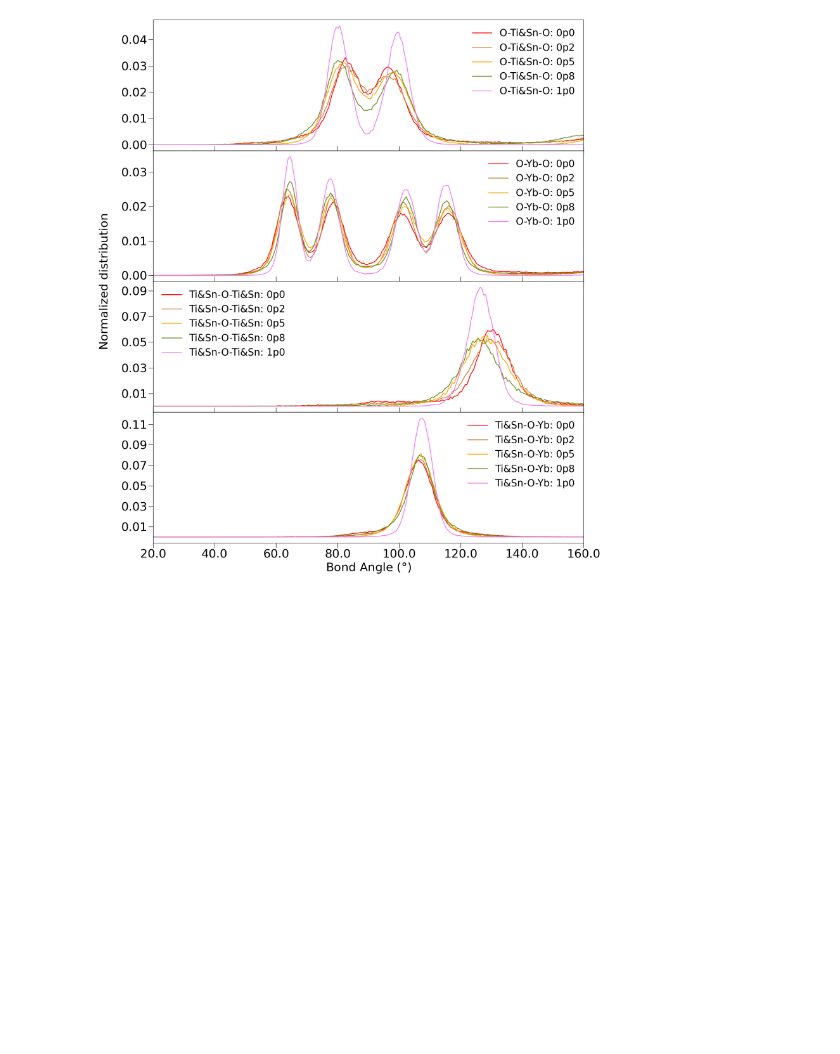
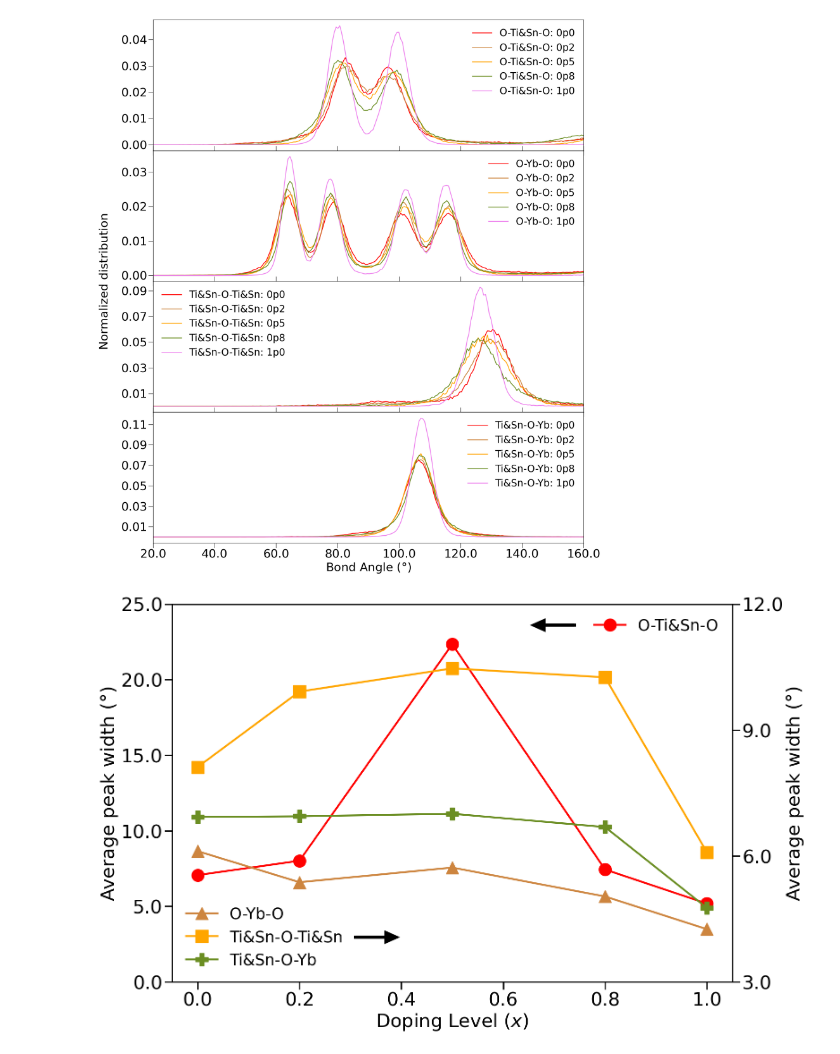
Before and after one commit to Kvieta1990/Working_Proj, a Jupyter notebook: Research/HDZ_RMC/RMC_Optimal_fittings/triplets_overlay_all.ipynb, the cells around one changed output. Saved outputs shown, nothing was run; the diff lists cells and outputs as text; code cells hidden in the pictures; blank space fills up the shorter version.

Commit message:
HDZ distortion analysis

```diff
--- a/Research/HDZ_RMC/RMC_Optimal_fittings/triplets_overlay_all.ipynb
+++ b/Research/HDZ_RMC/RMC_Optimal_fittings/triplets_overlay_all.ipynb
@@ -33,6 +30,8 @@ gs = gridspec.GridSpec(4, 1, height_ratios=[1 for _ in range(4)], hspace=0)
 axes = list()
 for i in range(4):
     axes.append(plt.subplot(gs[i, 0]))
+
+all_data = dict()
 
 for key, item in sample_dict.items():
     with open(os.path.join(item, "ytso_0_triplets_all.hist"), "r") as file_in:
@@ -101,7 +100,13 @@ for key, item in sample_dict.items():
         },
     }
 
+    all_data[key] = dict()
+
     for i in range(4):
+        all_data[key][i] = [
+            angle_dict[i]["data"]["angle"],
+            angle_dict[i]["data"]["norm"],
+        ]
         axes[i].plot(
             angle_dict[i]["data"]["angle"],
             angle_dict[i]["data"]["norm"],
@@ -136,6 +141,15 @@ _ = axes[1].set_yticks([0.0, 0.01, 0.02, 0.03])
 axes[1].set_ylabel(r"Normalized distribution", fontdict={"size": 30})
 axes[1].yaxis.set_label_coords(-0.10, 0.0)
 plt.tight_layout()
-_ = f.savefig('triplets_all.png', format='png', dpi=600)
+_ = f.savefig("triplets_all.png", format="png", dpi=600)
 # %% [output]
 [figure]
+# %%
+def func(x, *params):
+    y = np.zeros_like(x)
+    for i in range(0, len(params), 3):
+        ctr = params[i]
+        amp = params[i + 1]
+        wid = params[i + 2]
+        y = y + amp * np.exp(-(((x - ctr) / wid) ** 2))
+    return y
@@ -141,0 +187,48 @@ _ = f.savefig('triplets_all.png', format='png', dpi=600)
+# %%
+f = plt.figure(figsize=(16, 10))
+gs = gridspec.GridSpec(1, 1)
+ax = plt.subplot(gs[0, 0])
+ax2 = ax.twinx()
+
+markers = ["o", "^", "s", "P"]
+
+ax.plot(doping_level, all_params[0], label=angle_dict[0]["label"],
+        color=angle_dict[0]["color"],
+        linewidth=3, marker=markers[0], ms=20)
+
+for i in range(3):
+    ax2.plot(doping_level, all_params[i + 1],
+             label=angle_dict[i + 1]["label"],
+             color=angle_dict[i + 1]["color"],
+             linewidth=3, marker=markers[i + 1], ms=20)
+
+ax.set_ylim([0, 25])
+ax2.set_ylim([3, 12])
+
+ax.tick_params(axis="x", direction="out", length=12, width=2, labelsize=30)
+ax.tick_params(axis="y", direction="out", length=12, width=2, labelsize=30)
+ax2.tick_params(axis="y", direction="out", length=12, width=2, labelsize=30)
+ax.spines["left"].set_linewidth(2)
+ax.spines["right"].set_linewidth(2)
+ax.spines["top"].set_linewidth(2)
+ax.spines["bottom"].set_linewidth(2)
+ax.set_xlabel(r"Doping Level ($x$)", fontdict={"size": 30})
+ax.yaxis.set_major_formatter(FormatStrFormatter("%.1f"))
+ax.xaxis.set_major_formatter(FormatStrFormatter("%.1f"))
+ax2.yaxis.set_major_formatter(FormatStrFormatter("%.1f"))
+_ = ax2.set_yticks([3., 6., 9., 12.])
+ax.set_ylabel(r"Average peak width (°)", fontdict={"size": 30})
+ax2.set_ylabel(r"Average peak width (°)", fontdict={"size": 30})
+
+ax.legend(fontsize=25, frameon=False)
+ax2.legend(fontsize=25, frameon=False)
+
+ax.arrow(0.74, 23.6, -0.06, 0, linewidth=5, head_width=0.6, head_length=0.02,
+         fc="black")
+ax.arrow(0.31, 2.95, 0.06, 0, linewidth=5, head_width=0.6, head_length=0.02,
+         fc="black")
+
+plt.tight_layout()
+_ = f.savefig("distortion_all.png", format="png", dpi=600)
+# %% [output]
+[figure, added]
```
Also changed, not shown: parts of 3 cells of this notebook, 3 other files.
